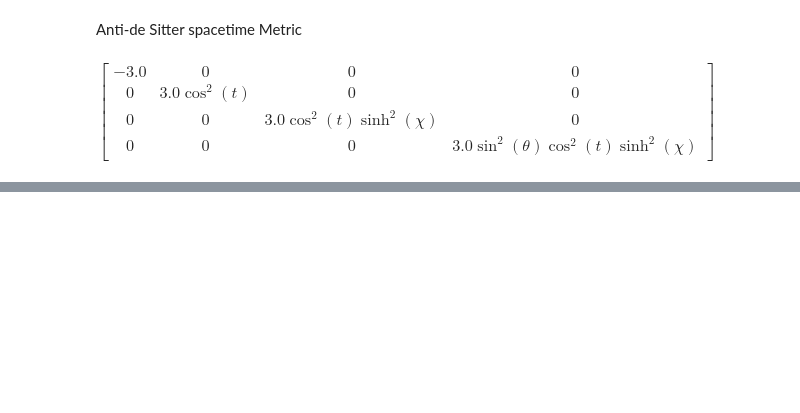
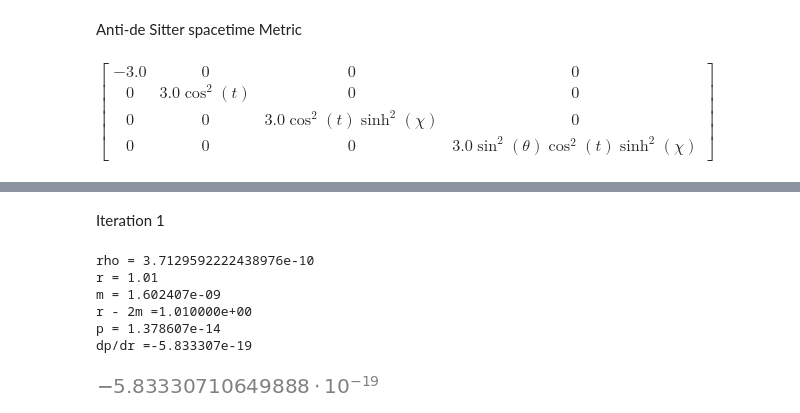
Before and after one commit to raywkhon/PyAstro, a Jupyter notebook: TestPy.ipynb, the cells around one changed output, grey strips where cells are left out. Saved outputs shown, nothing was run; the diff lists cells and outputs as text; code cells hidden in the pictures; blank space fills up the shorter version.

```diff
--- a/TestPy.ipynb
+++ b/TestPy.ipynb
@@ -71,0 +100,24 @@ You would obtain:
+# %% [markdown]
+Iteration 1
+# %%
+r1 = r0 + 1
+p1 = p0 + dp0_dr * 1
+rho_1 = (p1 / K )**(1/Gamma)
+print(f"rho = {rho_1}")
+print(f"r = {r1}")
+m1 = 4/3 * np.pi * r1**3 * rho_1
+print("m = {:3e}".format(m1))
+print("r - 2m ={:3e}".format(r1- 2*m1))
+print("p = {:3e}".format(p1))
+
+dp1_dr = - (rho_1 + p1) * (m1 + 4 * np.pi * r1**3 * p1) / (r1 * (r1 - 2 * m1) )
+print("dp/dr ={:3e}".format(dp1_dr))
+dp1_dr
+# %% [output]
+rho = 3.7129592222438976e-10
+r = 1.01
+m = 1.602407e-09
+r - 2m =1.010000e+00
+p = 1.378607e-14
+dp/dr =-5.833307e-19
+[figure, added]
```
Also changed, not shown: parts of 15 cells of this notebook.
